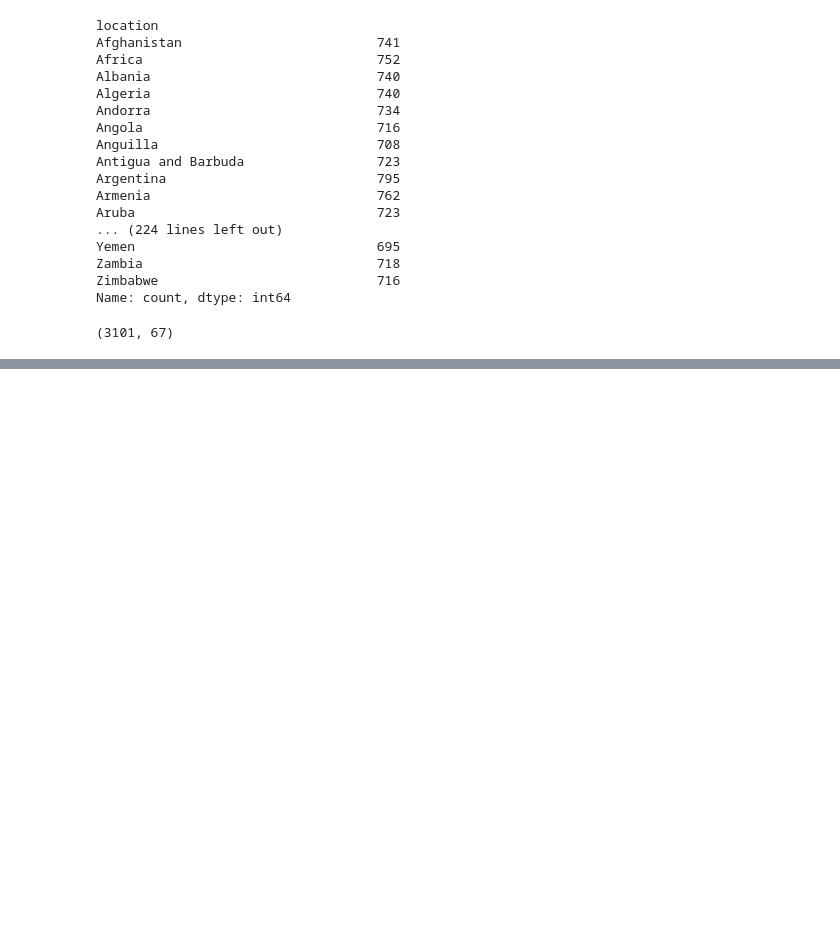
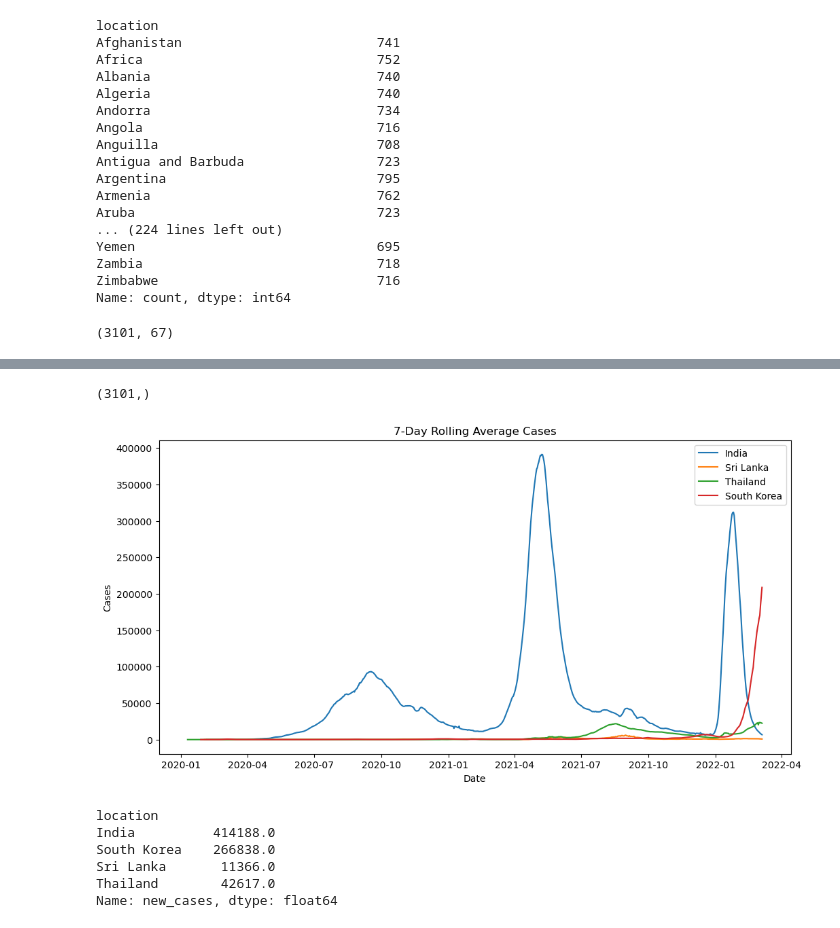
Before and after one commit to Vishnx24/syntecxhub, a Jupyter notebook: week_three/covid_19.ipynb, the cells around one changed output, grey strips where cells are left out. Drawn from its saved outputs; the diff is of its cells as text; code cells hidden in the pictures; blank space fills up the shorter version.

```diff
--- a/week_three/covid_19.ipynb
+++ b/week_three/covid_19.ipynb
@@ -65,4 +67,4 @@ covid_data.shape
 # %% [output]
 (3101, 67)
 # %%
-covid_data["date"]=pd.to_datetime(covid_data["date"])
+covid_data.loc[:,"date"]=pd.to_datetime(covid_data["date"])
@@ -74,0 +92,8 @@ See the caveats in the documentation: https://pandas.pydata.org/pandas-docs/stab
+# %%
+covid_data.loc[:,"new_cases"]=covid_data["new_cases"].fillna(0)
+covid_data.loc[:,"new_deaths"]=covid_data["new_deaths"].fillna(0)
+# %%
+daily_case=covid_data.groupby(["date","location"])["new_cases"].sum()
+daily_case.shape
+# %% [output]
+(3101,)
@@ -74,0 +105,35 @@ See the caveats in the documentation: https://pandas.pydata.org/pandas-docs/stab
+# %%
+covid_data.loc[:,"rolling_avg"] = covid_data.groupby(
+    "location"
+)["new_cases"].transform(
+    lambda x: x.rolling(7).mean()
+)
+# %%
+plt.figure(figsize=(12,6))
+for country in country:
+    temp = covid_data[covid_data['location']==country]
+    plt.plot(
+        temp['date'],
+        temp["rolling_avg"],
+        label=country
+    )
+plt.legend()
+plt.title('7-Day Rolling Average Cases')
+plt.xlabel('Date')
+plt.ylabel('Cases')
+plt.show()
+# %% [output]
+[figure, added]
+# %%
+peak_cases = covid_data.groupby(
+    'location'
+)['new_cases'].max()
+
+print(peak_cases)
+# %% [output]
+location
+India          414188.0
+South Korea    266838.0
+Sri Lanka       11366.0
+Thailand        42617.0
+Name: new_cases, dtype: float64
```
Also changed, not shown: parts of 9 cells of this notebook, 1 other file.
